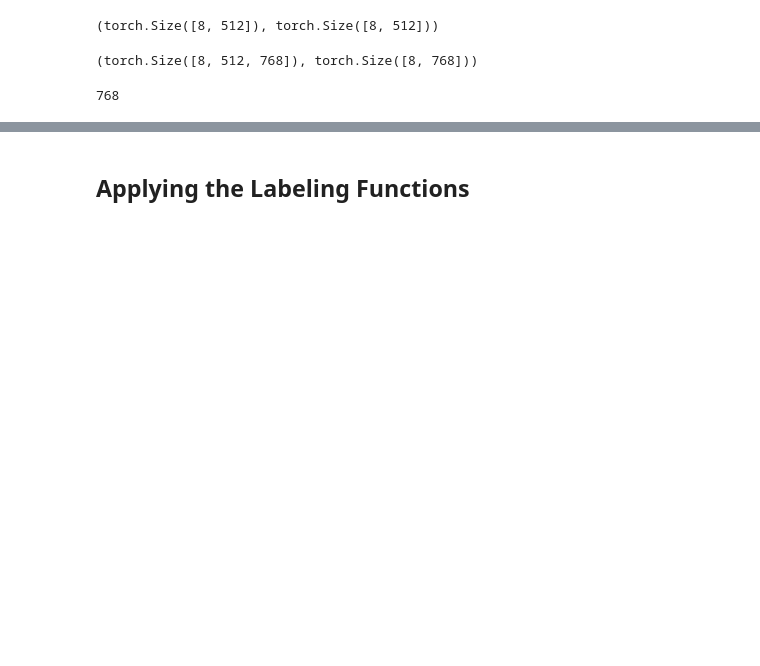
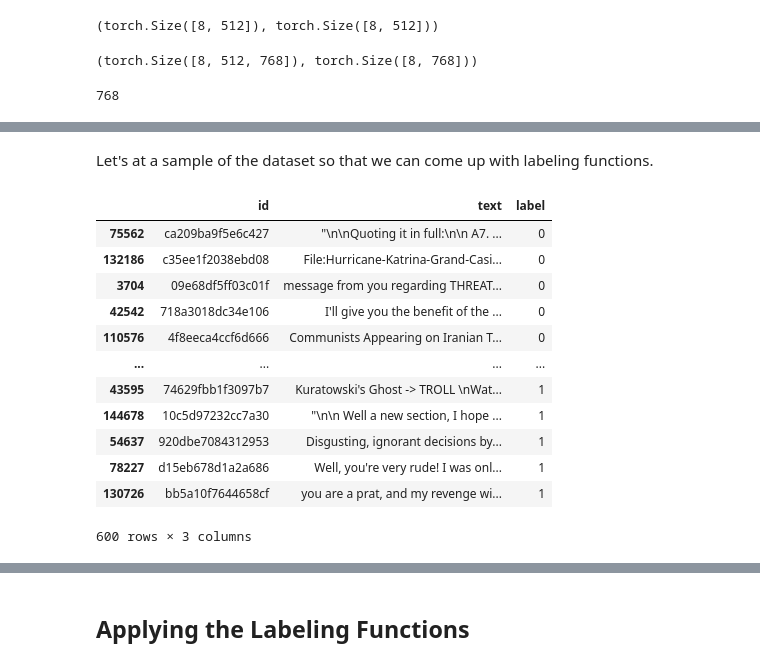
Before and after one commit to JayThibs/Weak-Supervised-Learning-Case-Study, a Jupyter notebook: text_classifier/notebooks/05_toxicity_classification_snorkel_dataset.ipynb, the cells around one changed output, grey strips where cells are left out. Saved outputs shown, nothing was run; the diff lists cells and outputs as text; code cells hidden in the pictures; blank space fills up the shorter version.

```diff
--- a/text_classifier/notebooks/05_toxicity_classification_snorkel_dataset.ipynb
+++ b/text_classifier/notebooks/05_toxicity_classification_snorkel_dataset.ipynb
@@ -136,8 +142,8 @@ pd.DataFrame(dict(
 The bad examples are imbalanced, but we will not worry about that. What we will do, however, is to eliminate clean examples from the dataset in order to make it more balanced. We will simply reduce the number of clean comments to a number that is comparable to the toxic comments.
 # %%
 train_df = pd.concat([
-  df_toxic.sample(1500, random_state=42),
-  df_clean.sample(1500, random_state=42)
+  df_toxic.sample(2000, random_state=42),
+  df_clean.sample(2000, random_state=42)
 ])
 
 print(len(train_df))
@@ -194,10 +207,10 @@ train_df.head()
 # %%
-dev_df = train_df.groupby('label').apply(lambda s: s.sample(100, random_state=123)).reset_index(level=0, drop=True)
-train_df.drop(dev_df.index, inplace=True)
+fine_tune_df = train_df.groupby('label').apply(lambda s: s.sample(500, random_state=123)).reset_index(level=0, drop=True)
+train_df.drop(fine_tune_df.index, inplace=True)
 
 train_df, test_df = train_test_split(train_df, test_size=0.25)
 val_df = test_df.sample(frac=0.1)
 test_df.drop(val_df.index, inplace=True)
 
-print('Train:', len(train_df), '\t Dev:', len(dev_df), '\t Test:', len(test_df), '\t', 'Valid:', len(val_df))
+print('Train:', len(train_df), '\t Fine-Tune Set:', len(fine_tune_df), '\t Test:', len(test_df), '\t', 'Valid:', len(val_df))
 # %% [output]
@@ -924,0 +712,18 @@ dict_values(['5 stars', 0.7866018414497375])
+# %% [markdown]
+Let's at a sample of the dataset so that we can come up with labeling functions.
+# %%
+fine_tune_df
+# %% [output]
+|  | id | text | label |
+| 75562 | ca209ba9f5e6c427 | "\n\nQuoting it in full:\n\n A7. ... | 0 |
+| 132186 | c35ee1f2038ebd08 | File:Hurricane-Katrina-Grand-Casi... | 0 |
+| 3704 | 09e68df5ff03c01f | message from you regarding THREAT... | 0 |
+| 42542 | 718a3018dc34e106 | I'll give you the benefit of the ... | 0 |
+| 110576 | 4f8eeca4ccf6d666 | Communists Appearing on Iranian T... | 0 |
+| ... | ... | ... | ... |
+| 43595 | 74629fbb1f3097b7 | Kuratowski's Ghost -> TROLL \nWat... | 1 |
+| 144678 | 10c5d97232cc7a30 | "\n\n Well a new section, I hope ... | 1 |
+| 54637 | 920dbe7084312953 | Disgusting, ignorant decisions by... | 1 |
+| 78227 | d15eb678d1a2a686 | Well, you're very rude! I was onl... | 1 |
+| 130726 | bb5a10f7644658cf | you are a prat, and my revenge wi... | 1 |
+600 rows × 3 columns
```
Also changed, not shown: parts of 79 cells of this notebook.
